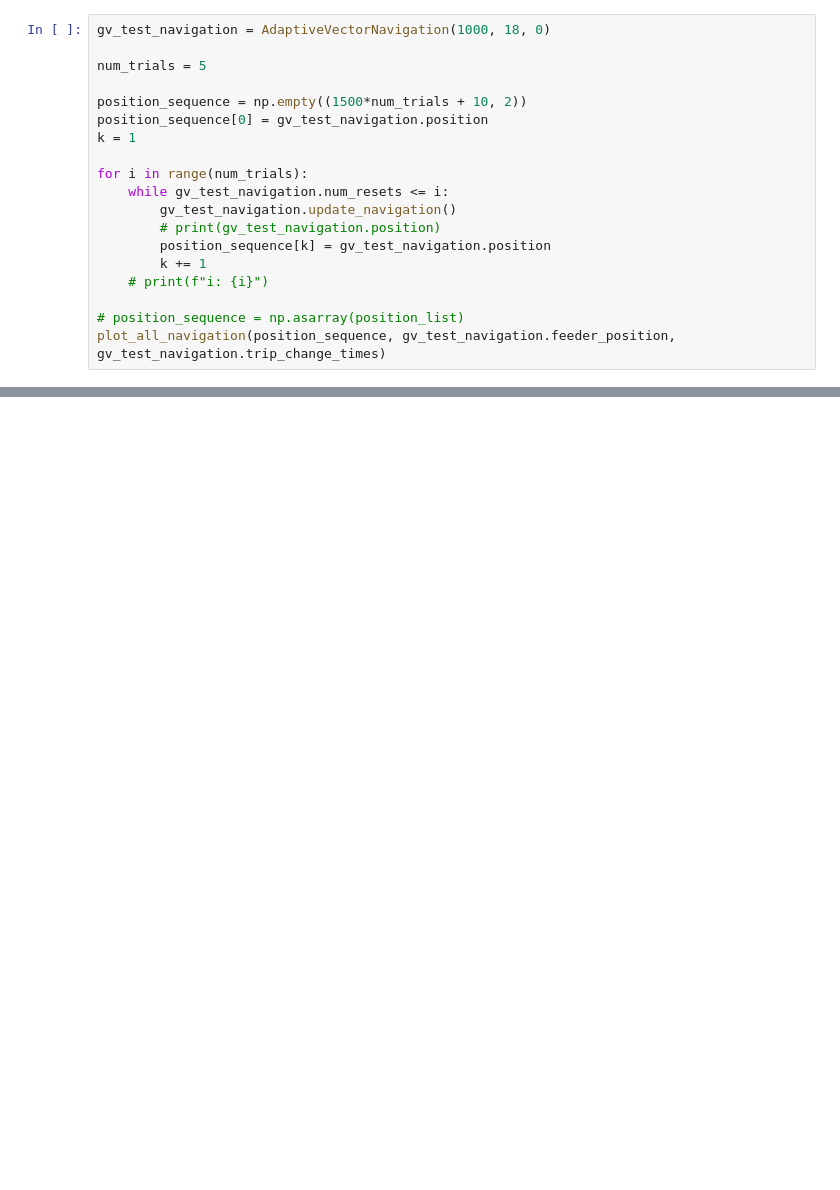
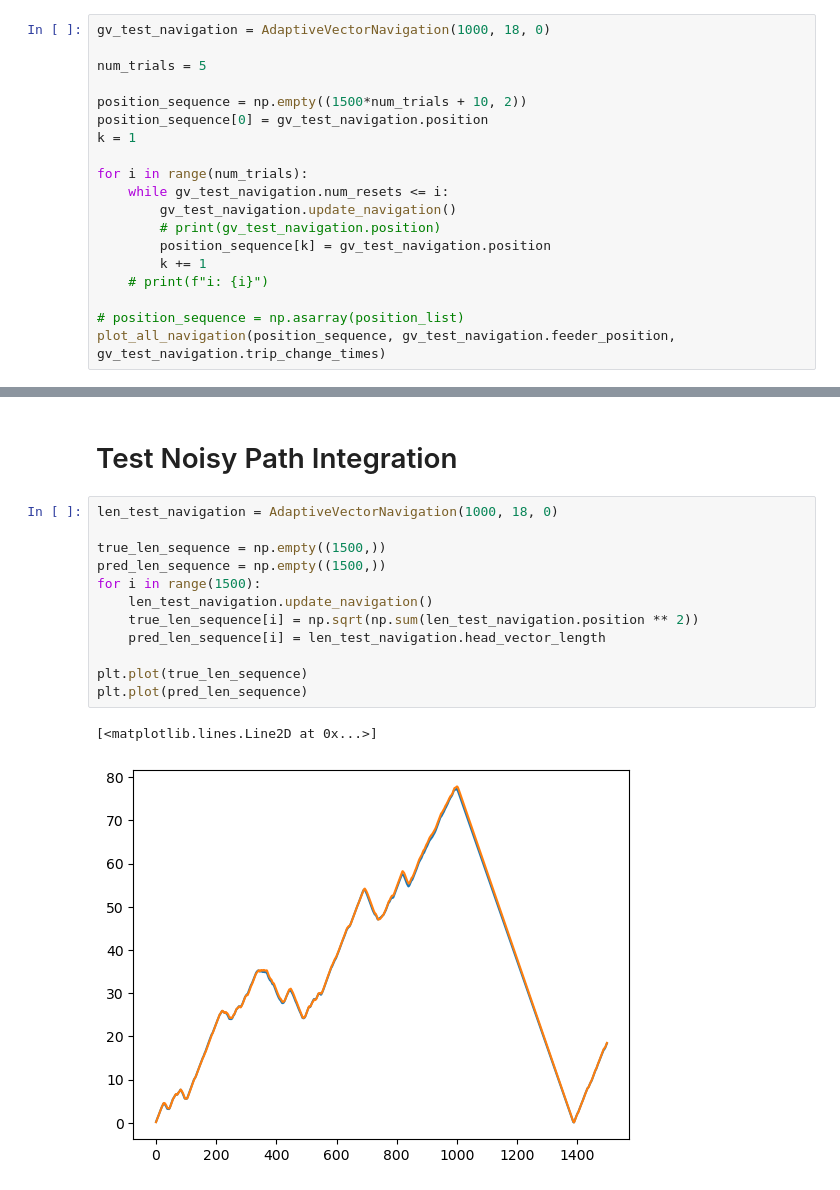
Before and after one commit to evdunbar/artificial-goal-navigation, a Jupyter notebook: numpy_test.ipynb, the cells around one changed output, grey strips where cells are left out. Saved outputs shown, nothing was run; the diff lists cells and outputs as text; blank space fills up the shorter version.

```diff
--- a/numpy_test.ipynb
+++ b/numpy_test.ipynb
@@ -226,0 +206,17 @@ gv angle: -61.13701009303438
+# %% [markdown]
+# Test Noisy Path Integration
+# %%
+len_test_navigation = AdaptiveVectorNavigation(1000, 18, 0)
+
+true_len_sequence = np.empty((1500,))
+pred_len_sequence = np.empty((1500,))
+for i in range(1500):
+    len_test_navigation.update_navigation()
+    true_len_sequence[i] = np.sqrt(np.sum(len_test_navigation.position ** 2))
+    pred_len_sequence[i] = len_test_navigation.head_vector_length
+
+plt.plot(true_len_sequence)
+plt.plot(pred_len_sequence)
+# %% [output]
+[<matplotlib.lines.Line2D at 0x...>]
+[figure, added]
```
Also changed, not shown: parts of 7 cells of this notebook.
